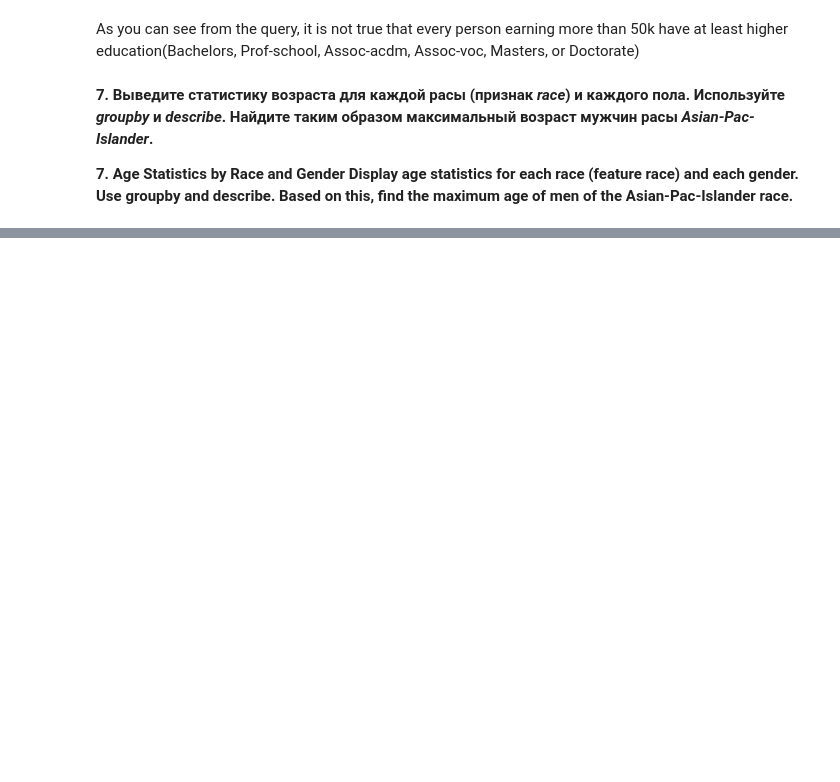
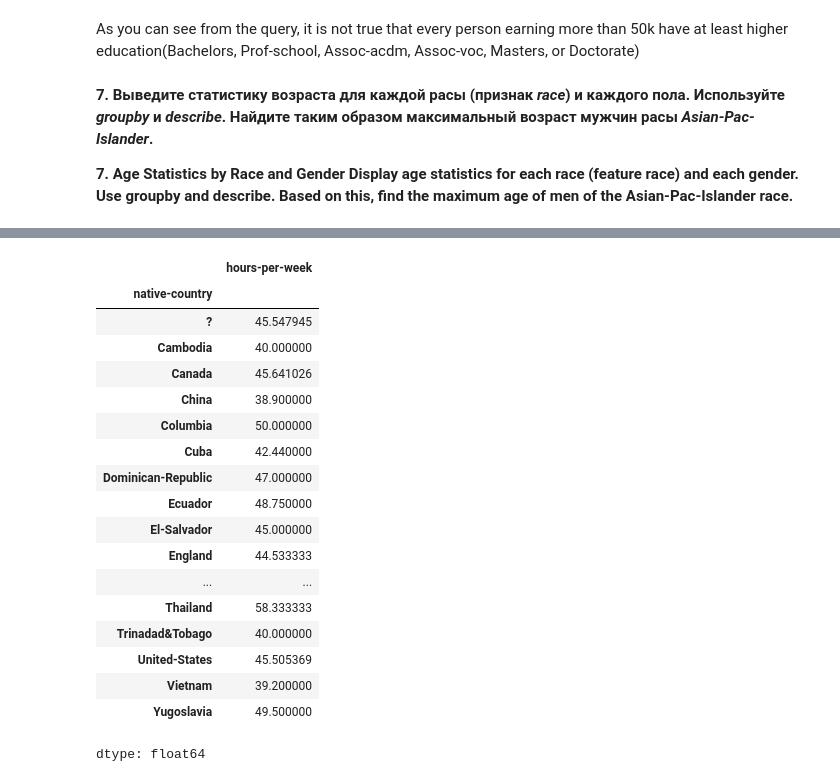
Before and after one commit to shehabeldin-mohamed/pandas_numpy_tasks, a Jupyter notebook: assignment_pandas.ipynb, the cells around one changed output, grey strips where cells are left out. Saved outputs shown, nothing was run; the diff lists cells and outputs as text; code cells hidden in the pictures; blank space fills up the shorter version.

```diff
--- a/assignment_pandas.ipynb
+++ b/assignment_pandas.ipynb
@@ -129,3 +250,26 @@ As you can see from the query, it is not true that every person earning more tha
+# %%
+#High Earners
+avg_work_hours_country_salary.xs('>50K',level='salary')
+# %% [output]
+|  | hours-per-week |
+| native-country |  |
+| ? | 45.547945 |
+| Cambodia | 40.000000 |
+| Canada | 45.641026 |
+| China | 38.900000 |
+| Columbia | 50.000000 |
+| Cuba | 42.440000 |
+| Dominican-Republic | 47.000000 |
+| Ecuador | 48.750000 |
+| El-Salvador | 45.000000 |
+| England | 44.533333 |
+| ... | ... |
+| Thailand | 58.333333 |
+| Trinadad&Tobago | 40.000000 |
+| United-States | 45.505369 |
+| Vietnam | 39.200000 |
+| Yugoslavia | 49.500000 |
+dtype: float64
 # %% [markdown]
 **11.Сгруппируйте людей по возрастным группам *young*, *adult*, *retiree*, где:**
 * *young* соответствует 16-35 лет
```
Also changed, not shown: parts of 34 cells of this notebook.
